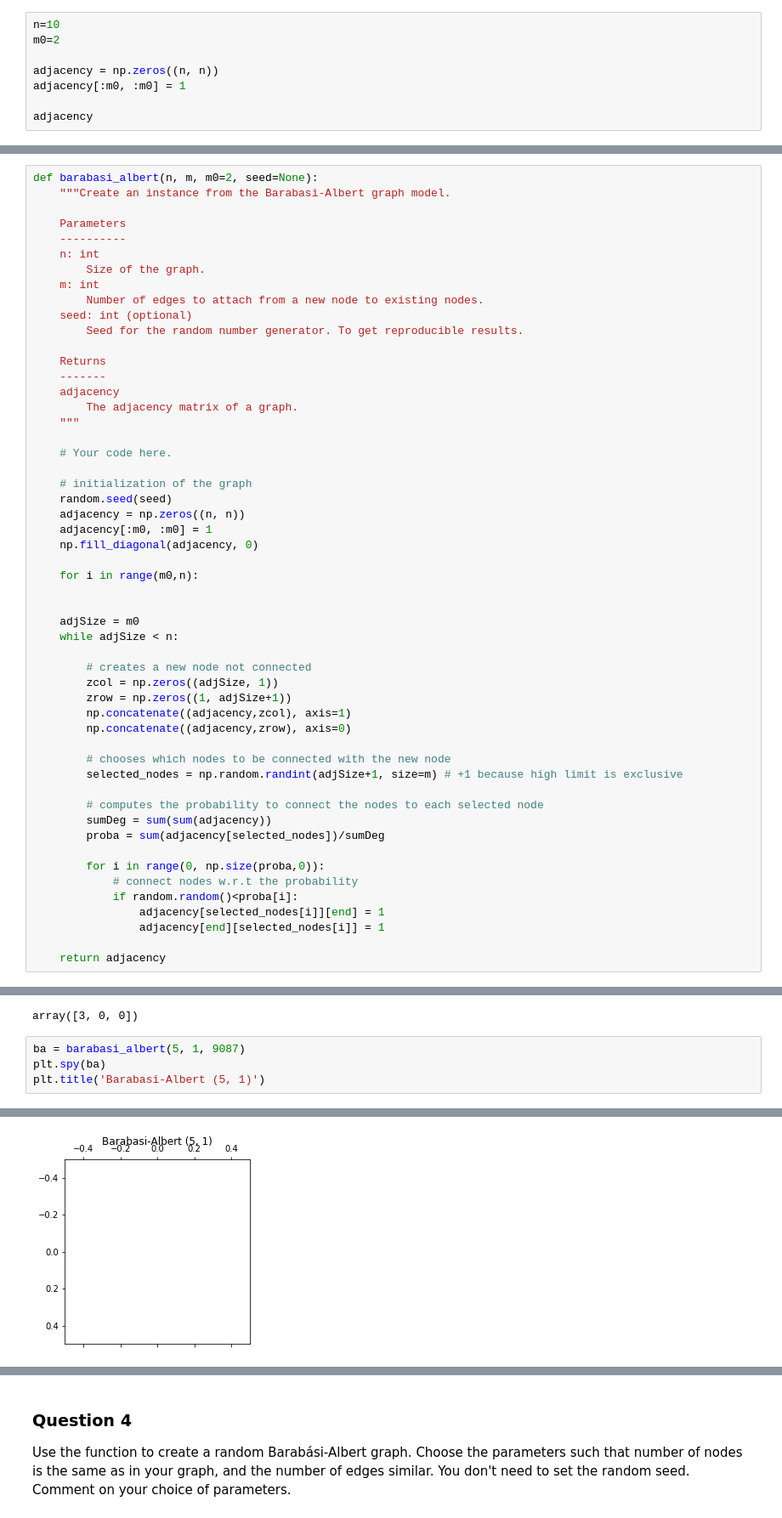
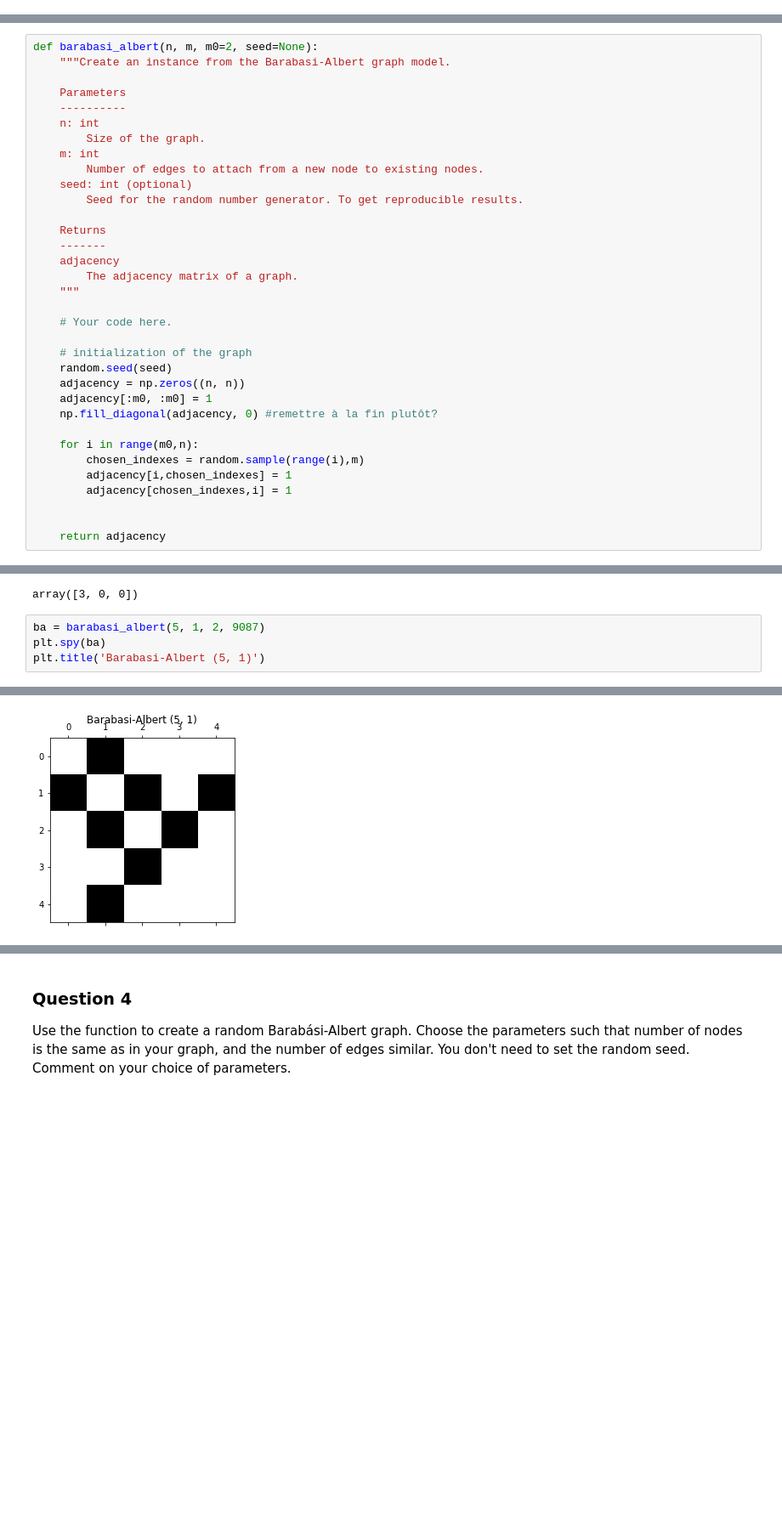
Before and after one commit to Team36-ntds2018/Project_free_music_archives_2018, a Jupyter notebook: Milestone_2/2_network_models.ipynb, the cells around one changed output, grey strips where cells are left out. Shown at 85% size. Saved outputs shown, nothing was run; the diff lists cells and outputs as text; blank space fills up the shorter version.

```diff
--- a/Milestone_2/2_network_models.ipynb
+++ b/Milestone_2/2_network_models.ipynb
@@ -118,11 +119,3 @@ sum(sum(er))/2
 ### Question 3
 
 Create a function that constructs a Barabási-Albert graph.
-# %%
-n=10
-m0=2
-
-adjacency = np.zeros((n, n))
-adjacency[:m0, :m0] = 1
-
-adjacency
@@ -153,33 +144,14 @@ def barabasi_albert(n, m, m0=2, seed=None):
     random.seed(seed)
     adjacency = np.zeros((n, n))
     adjacency[:m0, :m0] = 1
-    np.fill_diagonal(adjacency, 0)
+    np.fill_diagonal(adjacency, 0) #remettre à la fin plutôt?
 
     for i in range(m0,n):
+        chosen_indexes = random.sample(range(i),m)
+        adjacency[i,chosen_indexes] = 1
+        adjacency[chosen_indexes,i] = 1
 
 
-    adjSize = m0
-    while adjSize < n:
-
-        # creates a new node not connected
-        zcol = np.zeros((adjSize, 1))
-        zrow = np.zeros((1, adjSize+1))
-        np.concatenate((adjacency,zcol), axis=1)
-        np.concatenate((adjacency,zrow), axis=0)
-
-        # chooses which nodes to be connected with the new node
-        selected_nodes = np.random.randint(adjSize+1, size=m) # +1 because high limit is exclusive
-
-        # computes the probability to connect the nodes to each selected node
-        sumDeg = sum(sum(adjacency))
-        proba = sum(adjacency[selected_nodes])/sumDeg
-
-        for i in range(0, np.size(proba,0)):
-            # connect nodes w.r.t the probability
-            if random.random()<proba[i]:
-                adjacency[selected_nodes[i]][end] = 1
-                adjacency[end][selected_nodes[i]] = 1
-
     return adjacency
 # %%
 b = np.array([[0, 1], [2, 3]])
@@ -188,7 +160,7 @@ b[1]
 # %% [output]
 array([3, 0, 0])
 # %%
-ba = barabasi_albert(5, 1, 9087)
+ba = barabasi_albert(5, 1, 2, 9087)
 plt.spy(ba)
 plt.title('Barabasi-Albert (5, 1)')
 # %% [output]
@@ -196,2 +168,2 @@ array([[0.]])
-[figure, old version]
+[figure, new version]
 # %%
```
Also changed, not shown: parts of 10 cells of this notebook.
